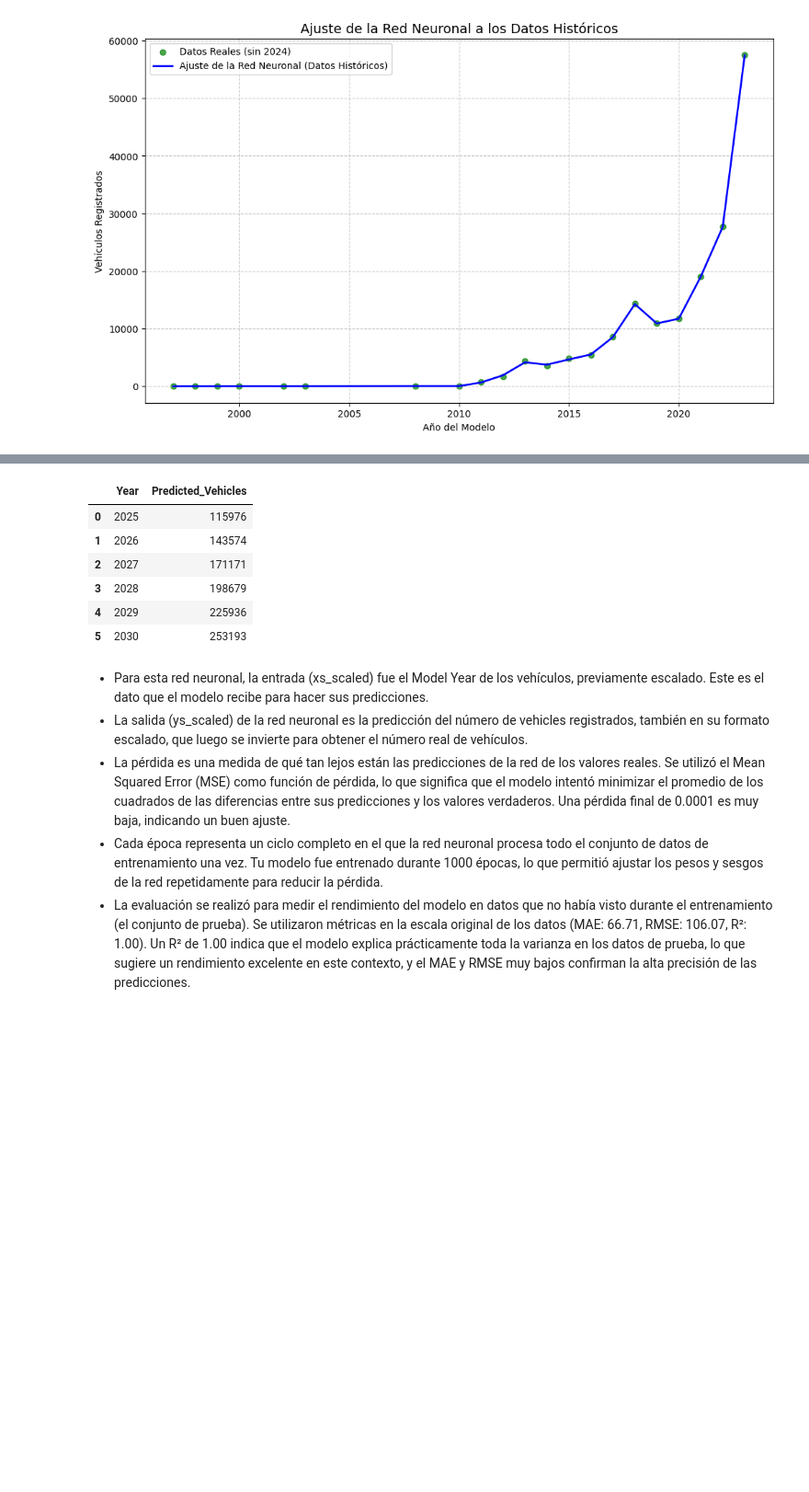
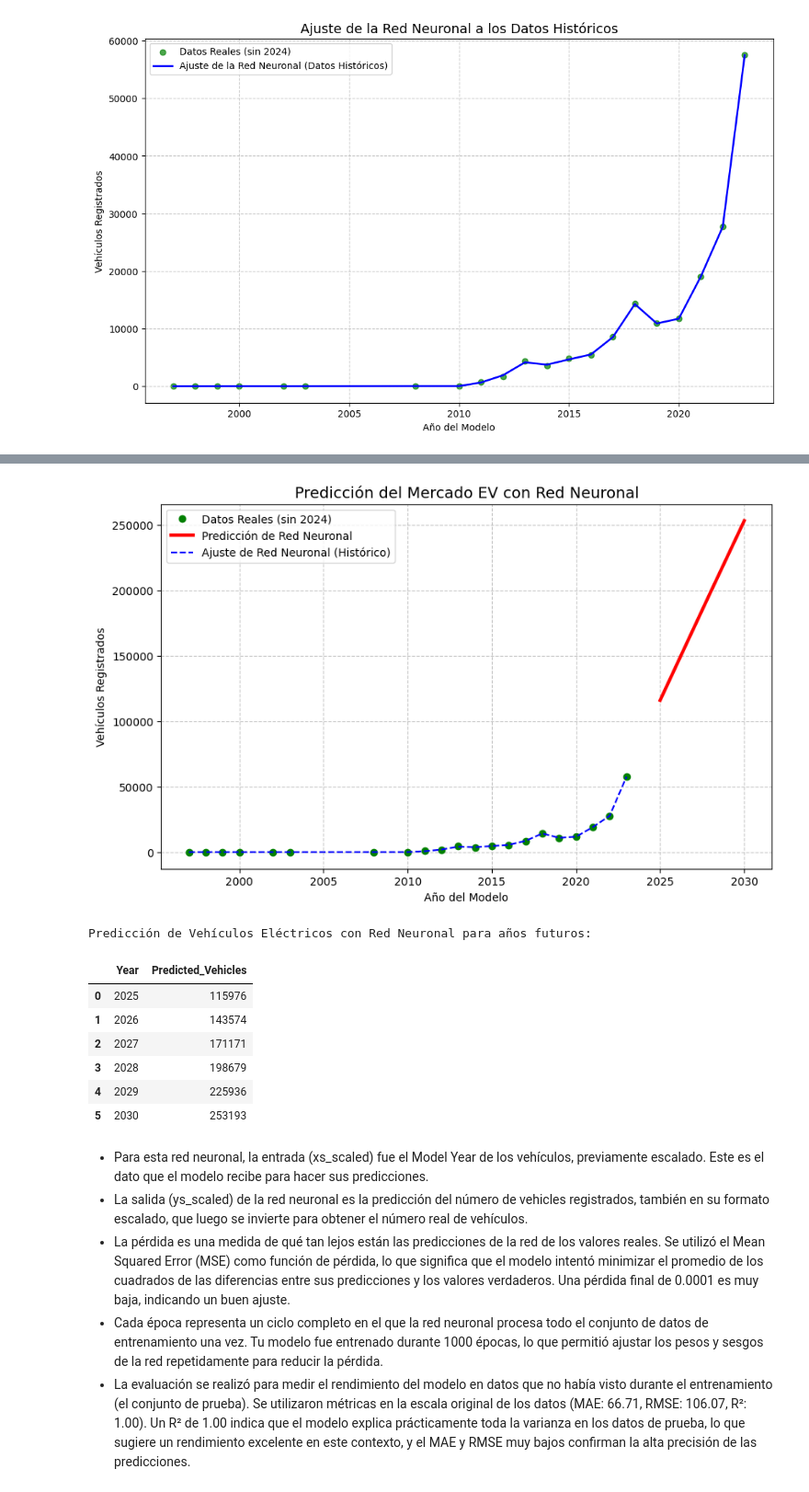
Before and after one commit to actelleza-maker/Ciencia-de-datos-con-IA, a Jupyter notebook: Copia_de_Proyecto_Introducción_al_Aprendizaje_Automático_ACTA.ipynb, the cells around one changed output, grey strips where cells are left out. Shown at 92% size. Cells and saved outputs as stored; diff of their text form; code cells hidden in the pictures; blank space fills up the shorter version.

```diff
--- a/Copia_de_Proyecto_Introducción_al_Aprendizaje_Automático_ACTA.ipynb
+++ b/Copia_de_Proyecto_Introducción_al_Aprendizaje_Automático_ACTA.ipynb
@@ -1118,26 +1060,47 @@ R²: 1.00
 # %%
 # Proyección del crecimiento del mercado para los años 2025-2030 usando la Red Neuronal
 
-# Definir los años futuros para la predicción
-future_years = pd.DataFrame({
+# Definir años futuros a predecir
+future_years_nn_plot = pd.DataFrame({
     'Model Year': np.arange(2025, 2031) # Generar años del 2025 al 2030
 })
 
-# Escalar los años futuros utilizando el mismo escalador usado para el entrenamiento
-future_years_scaled = xs_scaler.transform(future_years['Model Year'].to_numpy().reshape(-1, 1))
+# Escalar datos
+future_years_scaled = xs_scaler.transform(future_years_nn_plot['Model Year'].to_numpy().reshape(-1, 1))
 
-# Realizar predicciones con el modelo de red neuronal entrenado
-predicted_scaled = modelo.predict(future_years_scaled)
+# realizar predicciones con la red neuronal
+predicted_scaled_nn = modelo.predict(future_years_scaled)
 
-# Invertir la transformación de escala de las predicciones para obtener los valores originales
-predicted_vehicles = ys_scaler.inverse_transform(predicted_scaled).flatten()
+# Hacer la transformación inversa
+predicted_vehicles_nn = ys_scaler.inverse_transform(predicted_scaled_nn).flatten()
 
-# Crear un DataFrame para mostrar las predicciones de forma clara
-future_market_nn = pd.DataFrame({
-    "Year": future_years["Model Year"],
-    "Predicted_Vehicles": predicted_vehicles.astype(int)
+#Graficar predicción
+
+plt.figure(figsize=(10, 6))
+plt.plot(xs, ys, 'o', color='green', label='Datos Reales (sin 2024)')
+plt.plot(
+    future_years_nn_plot['Model Year'],
+    predicted_vehicles_nn,
+    color='red',
+    linewidth=3,
+    label='Predicción de Red Neuronal'
+)
+
+historical_pred_scaled = modelo.predict(xs_scaled)
+historical_pred_nn = ys_scaler.inverse_transform(historical_pred_scaled).flatten()
+plt.plot(xs, historical_pred_nn, color='blue', linestyle='--', label='Ajuste de Red Neuronal (Histórico)')
+
+plt.title('Predicción del Mercado EV con Red Neuronal', fontsize=14)
+plt.xlabel('Año del Modelo')
+plt.ylabel('Vehículos Registrados')
+plt.legend()
+plt.grid(True, linestyle='--', alpha=0.7)
+plt.show()
+
+future_df_nn_plot = pd.DataFrame({
+    "Year": future_years_nn_plot["Model Year"],
+    "Predicted_Vehicles": predicted_vehicles_nn.astype(int)
 })
-
-print("Predicción de Vehículos Eléctricos con Red Neuronal para los años 2025-2030:")
-display(future_market_nn)
+print("Predicción de Vehículos Eléctricos con Red Neuronal para años futuros:")
+display(future_df_nn_plot)
 # %% [output]
@@ -1146,3 +1109,5 @@ Predicción de Vehículos Eléctricos con Red Neuronal para los años 2025-2030:
+[figure, added]
+Predicción de Vehículos Eléctricos con Red Neuronal para años futuros:
 |  | Year | Predicted_Vehicles |
 | 0 | 2025 | 115976 |
 | 1 | 2026 | 143574 |
```
Also changed, not shown: parts of 2 cells of this notebook.
